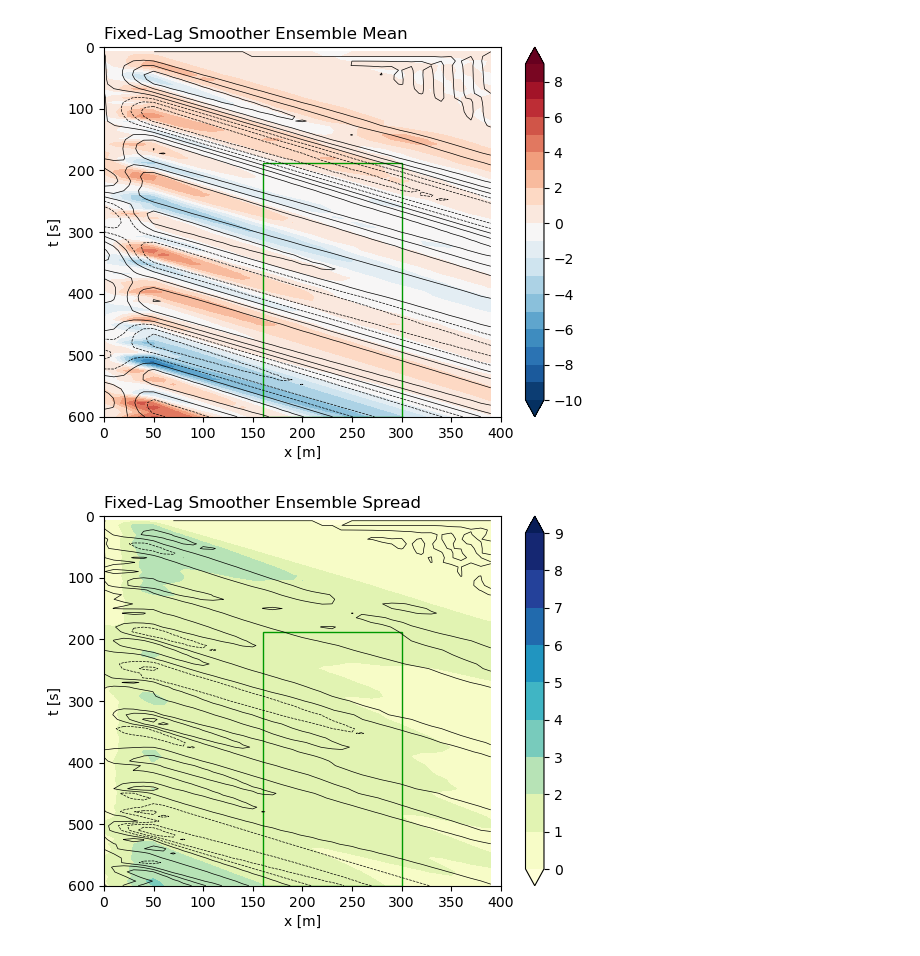
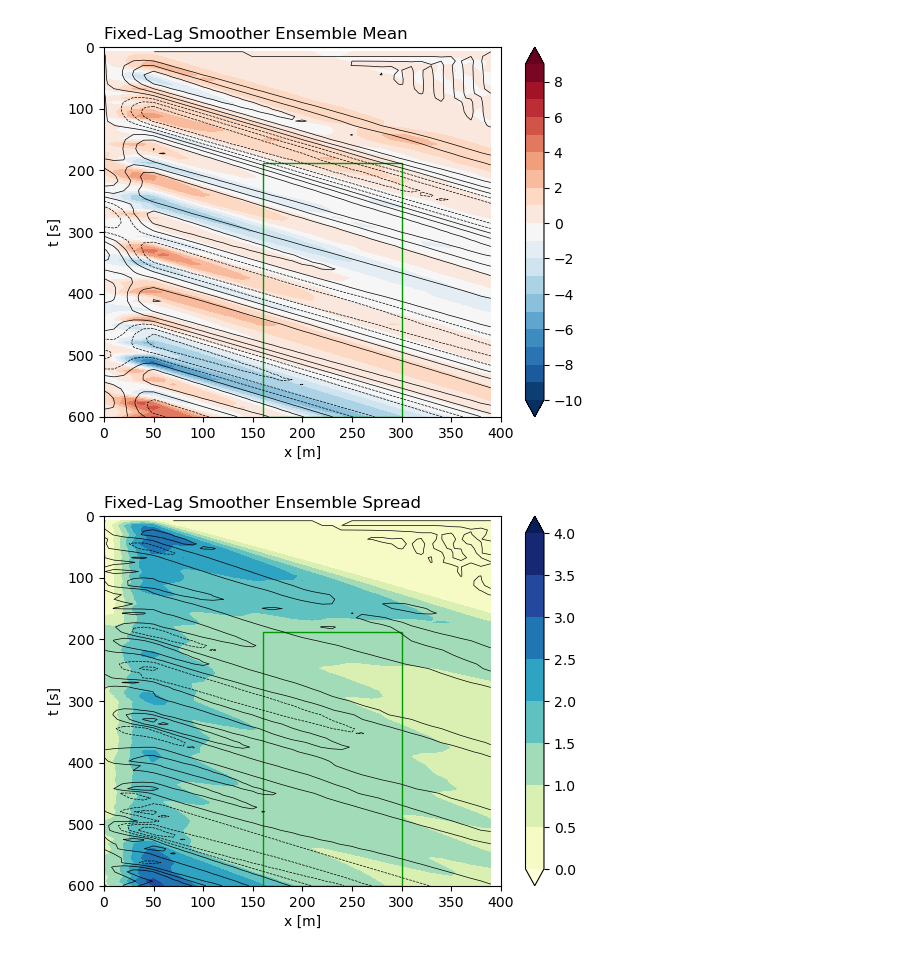
Before and after one commit to wm-ytakano/dass2023-adv-EnKF, a Jupyter notebook: main.ipynb, the cells around one changed output. Cells and saved outputs as stored; diff of their text form; code cells hidden in the pictures.

```diff
--- a/main.ipynb
+++ b/main.ipynb
@@ -76,11 +76,11 @@ main.plot_xt(
 # %%
 main.plot_xt(
     std_smoother,
-    torch.arange(0, 10, 1),
+    torch.arange(0, 4.1, 0.5),
     "YlGnBu",
     x_smoother - x_true,
     torch.arange(-10, 10, 2),
     "Fixed-Lag Smoother Ensemble Spread"
 )
 # %% [output]
-[figure, old version]
+[figure, new version]
```
Also changed, not shown: parts of 1 cell of this notebook.
